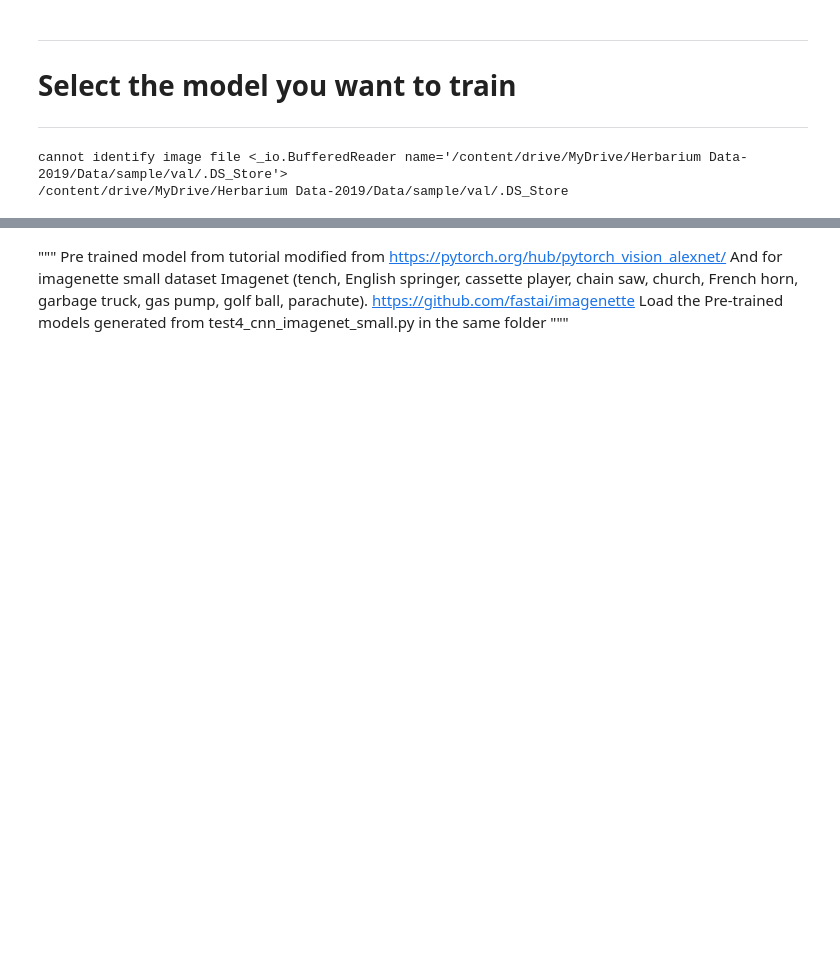
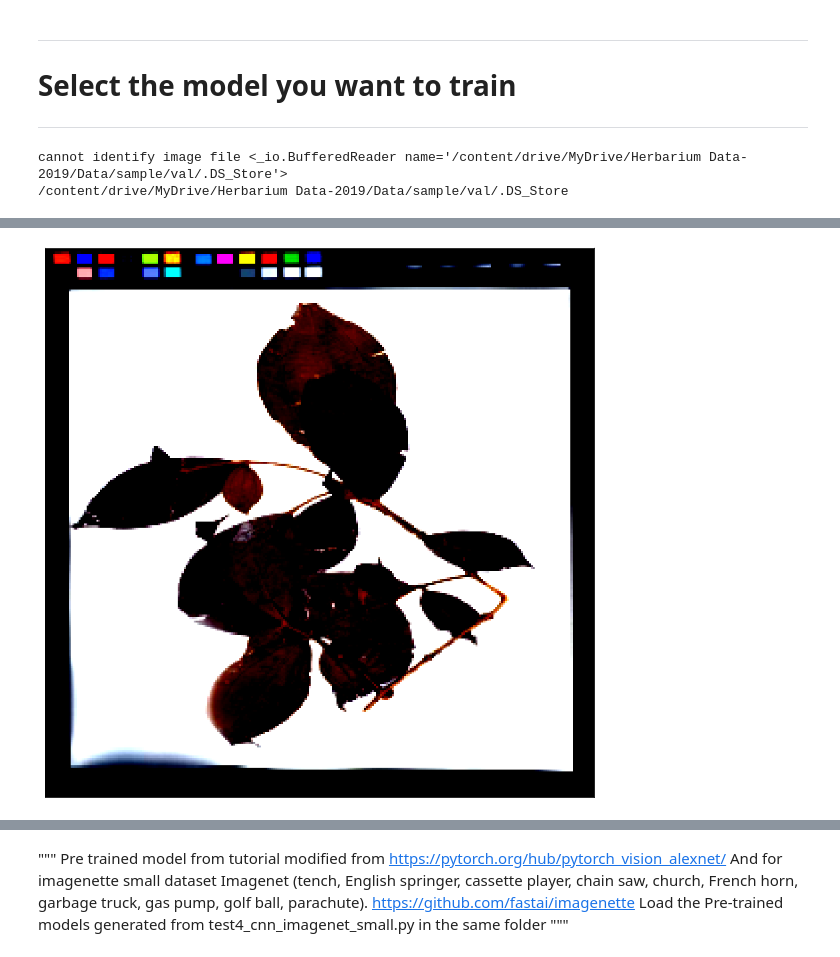
Before and after one commit to maryamdarei/CNN, a Jupyter notebook: NEW_CNN_with_GRADCAM_my data_fine.ipynb, the cells around one changed output, grey strips where cells are left out. Cells and saved outputs as stored; diff of their text form; code cells hidden in the pictures; blank space fills up the shorter version.

```diff
--- a/NEW_CNN_with_GRADCAM_my data_fine.ipynb
+++ b/NEW_CNN_with_GRADCAM_my data_fine.ipynb
@@ -180,4 +181,5 @@ def show_batch(dl):
         ax.imshow(make_grid(images,nrow=16).permute(1,2,0))
         break
 
-show_batch(train_dl)
+show_batch(train_dataset)
+# %% [output]
@@ -184,3 +187,4 @@ show_batch(train_dl)
+[figure, added]
 # %%
 train_dataset.class_to_idx
 # %% [output]
```
Also changed, not shown: parts of 27 cells of this notebook.
